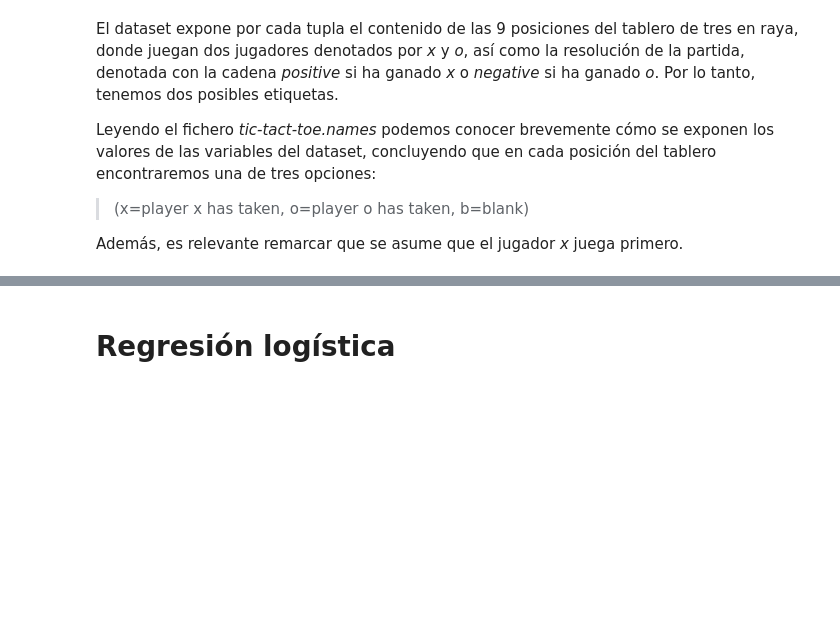
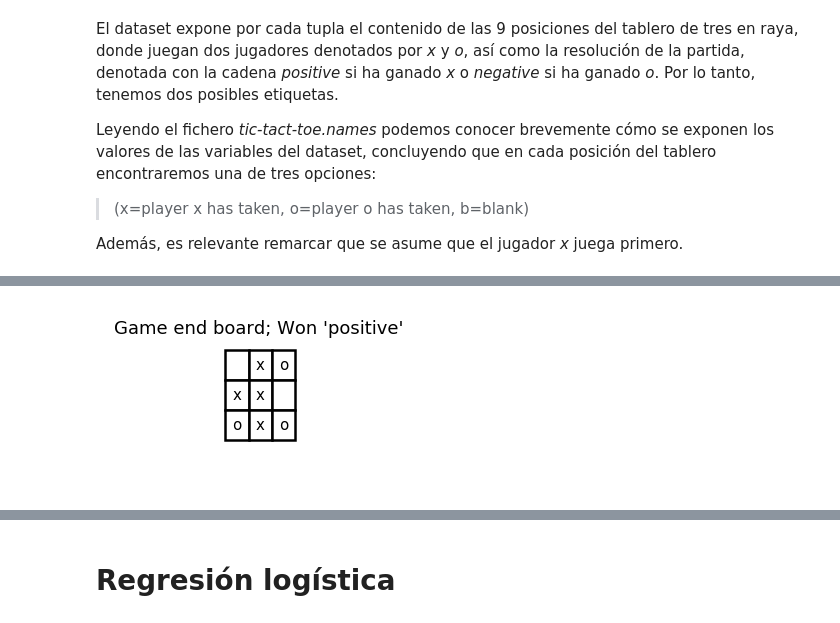
Before and after one commit to albertopastormr/tic-tac-toe, a Jupyter notebook: Tic-Tac-Toe_UCI.ipynb, the cells around one changed output, grey strips where cells are left out. Drawn from its saved outputs; the diff is of its cells as text; code cells hidden in the pictures; blank space fills up the shorter version.

```diff
--- a/Tic-Tac-Toe_UCI.ipynb
+++ b/Tic-Tac-Toe_UCI.ipynb
@@ -62,0 +83,4 @@ Introduccion a las metodologias que prosiguen: pasamos a comparar varios modelos
+# %%
+drawing.draw_end_game(X[500], y[500], categorical=True)
+# %% [output]
+[figure, added]
```
Also changed, not shown: parts of 44 cells of this notebook, 4 other files.
